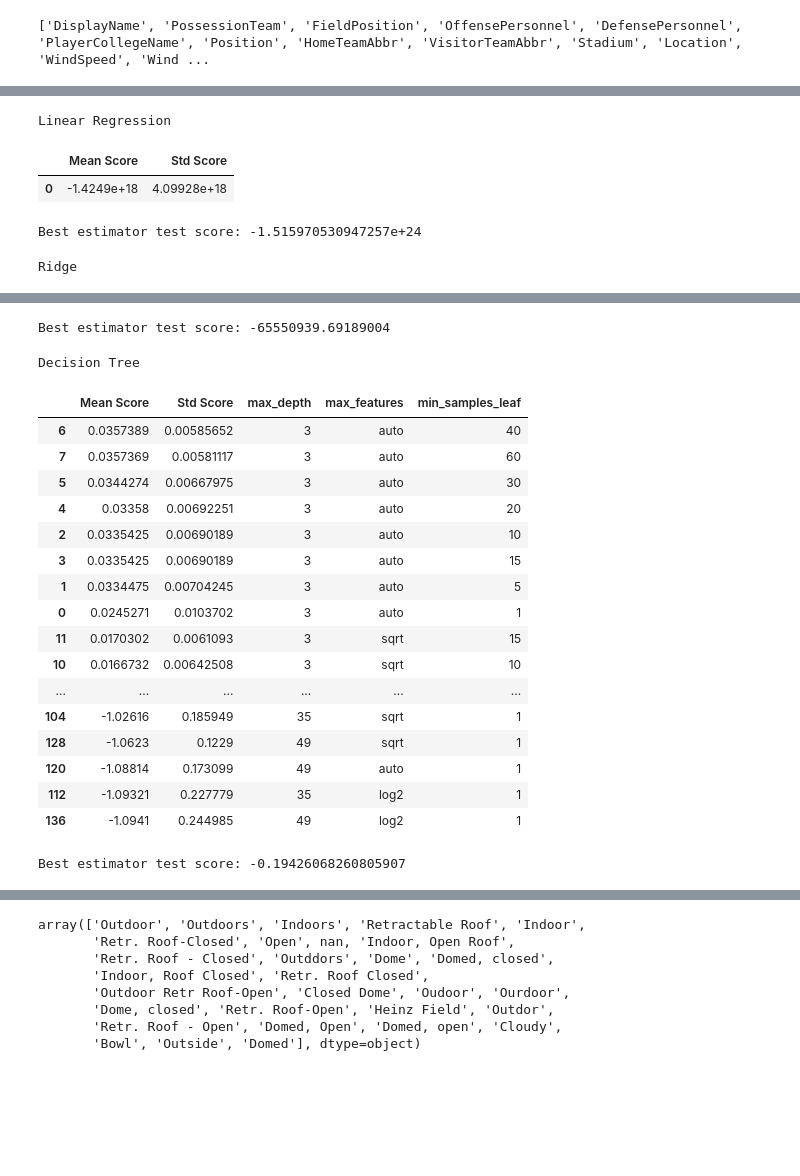
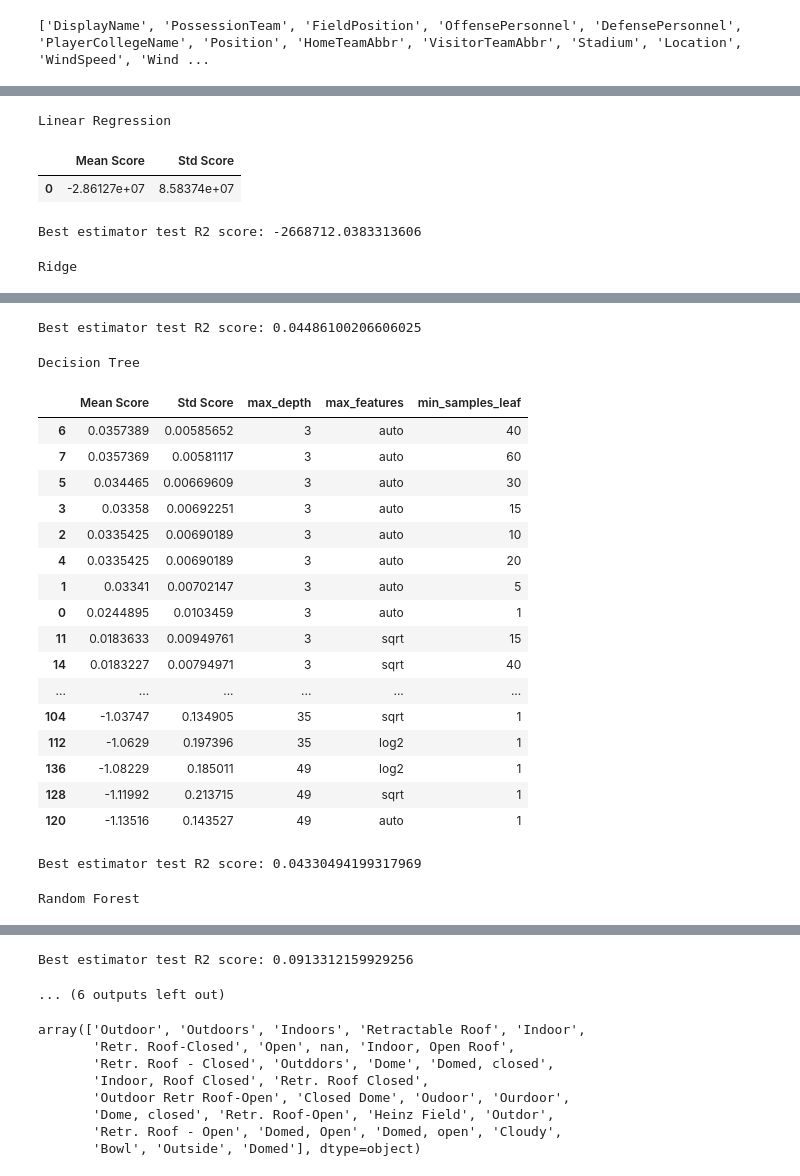
Before and after one commit to fant200/NFLDataProj, a Jupyter notebook: NFLProjMain.ipynb, the cells around one changed output, grey strips where cells are left out. Drawn from its saved outputs; the diff is of its cells as text; code cells hidden in the pictures; blank space fills up the shorter version.

```diff
--- a/NFLProjMain.ipynb
+++ b/NFLProjMain.ipynb
@@ -309,4 +310,5 @@ y = data['Yards'][::22].values
 # %%
 X_train, X_test, y_train, y_test = train_test_split(X, y, test_size=0.15, random_state=93)
 # %%
-kfold = model_selection.KFold(n_splits=10)
+kfold = model_selection.KFold(n_splits=6)
+print(X.shape)
@@ -335,13 +339,38 @@ grid_dict = {
     "Random Forest": GridSearchCV(RandomForestRegressor(max_depth=1, min_samples_leaf=1, max_features=1, n_estimators=1 ),
                 param_grid={
                             'max_depth': [3, 9, 17, 23],
-                            'min_samples_leaf': [5,10,15,25,50],
+                            'min_samples_leaf': [5,25,50],
                             'max_features': ['auto', 'sqrt', 'log2'],
-                            'n_estimators': [5,25,50,100,250],
-                            'criterion': ['gini', 'entropy']
+                            'n_estimators': [25,75,250]
+                },
+                cv=kfold,
+                n_jobs = 6
+                ),
+    "SVR Linear" : GridSearchCV(Pipeline([('scaler',  StandardScaler()),
+                            ('SVR', LinearSVR(max_iter=15000))]),
+                param_grid={
+                            'SVR__C': [0.001, 0.01, 0.1, 1, 10, 100, 1000, 10000, 100000]
                 },
                 cv=kfold
-                )
+                ),
+    "SVR Poly 2" : GridSearchCV(Pipeline([('scaler',  StandardScaler()),
+                            ('SVR', SVR(max_iter=10000))]),
+                param_grid={
+                            'SVR__C': [0.1, 1, 10, 100],
+                            'SVR__degree': [2],
+                            'SVR__coef0': [0, np.mean(y_train)]
+                },
+                cv=kfold
+                ),
+    'XGBoost' : GridSearchCV(
+                    XGBRegressor(nthread=-1) ,
+                    param_grid={'min_child_weight':[5,6,8],  \
+                                'subsample':[i/10.0 for i in range(6,11, 2)], \
+                                'colsample_bytree':[i/10.0 for i in range(6,11, 2)], \
+                                'max_depth': [4,5,8], 'n_estimators':[100]},
+                    cv=kfold
+                    )
+
 
 }
 # %%
@@ -353,6 +382,8 @@ for model_name, grid in grid_dict.items():
     if os.path.exists(file_path):
         print("     Skipping")
         continue
+    grid.verbose=3
+    grid.n_jobs=6
     grid.fit(X_train, y_train)
     joblib.dump(grid, file_path)
 # %% [output]
@@ -363,19 +405,22 @@ KeyboardInterrupt:
 # %%
 from IPython.display import display, HTML
 
+models = {}
+
 for model_name in grid_dict:
     grid = joblib.load(f'./{model_name.replace(" ","")}.grid')
+    models[model_name] = grid.best_estimator_
 
     df = pd.DataFrame(grid.cv_results_["params"])
     df.insert(0, "Std Score", grid.cv_results_["std_test_score"])
     df.insert(0, "Mean Score", grid.cv_results_["mean_test_score"])
 
     display(df.sort_values("Mean Score", ascending=False).style.set_caption(model_name))
-    print("Best estimator test score:",r2_score(y_test, grid.best_estimator_.predict(X_test)))
+    print("Best estimator test R2 score:",r2_score(y_test, grid.best_estimator_.predict(X_test)))
 # %% [output]
 Linear Regression
 |  | Mean Score | Std Score |
-| 0 | -1.4249e+18 | 4.09928e+18 |
+| 0 | -2.86127e+07 | 8.58374e+07 |
-Best estimator test score: -1.515970530947257e+24
+Best estimator test R2 score: -2668712.0383313606
 Ridge
 |  | Mean Score | Std Score | ridge__alpha |
@@ -393,20 +434,21 @@ Ridge
-Best estimator test score: -65550939.69189004
+Best estimator test R2 score: 0.04486100206606025
 Decision Tree
 |  | Mean Score | Std Score | max_depth | max_features | min_samples_leaf |
 | 6 | 0.0357389 | 0.00585652 | 3 | auto | 40 |
 | 7 | 0.0357369 | 0.00581117 | 3 | auto | 60 |
-| 5 | 0.0344274 | 0.00667975 | 3 | auto | 30 |
-| 4 | 0.03358 | 0.00692251 | 3 | auto | 20 |
+| 5 | 0.034465 | 0.00669609 | 3 | auto | 30 |
+| 3 | 0.03358 | 0.00692251 | 3 | auto | 15 |
 | 2 | 0.0335425 | 0.00690189 | 3 | auto | 10 |
-| 3 | 0.0335425 | 0.00690189 | 3 | auto | 15 |
-| 1 | 0.0334475 | 0.00704245 | 3 | auto | 5 |
-| 0 | 0.0245271 | 0.0103702 | 3 | auto | 1 |
-| 11 | 0.0170302 | 0.0061093 | 3 | sqrt | 15 |
-| 10 | 0.0166732 | 0.00642508 | 3 | sqrt | 10 |
+| 4 | 0.0335425 | 0.00690189 | 3 | auto | 20 |
+| 1 | 0.03341 | 0.00702147 | 3 | auto | 5 |
+| 0 | 0.0244895 | 0.0103459 | 3 | auto | 1 |
+| 11 | 0.0183633 | 0.00949761 | 3 | sqrt | 15 |
+| 14 | 0.0183227 | 0.00794971 | 3 | sqrt | 40 |
 | ... | ... | ... | ... | ... | ... |
-| 104 | -1.02616 | 0.185949 | 35 | sqrt | 1 |
-| 128 | -1.0623 | 0.1229 | 49 | sqrt | 1 |
-| 120 | -1.08814 | 0.173099 | 49 | auto | 1 |
-| 112 | -1.09321 | 0.227779 | 35 | log2 | 1 |
-| 136 | -1.0941 | 0.244985 | 49 | log2 | 1 |
+| 104 | -1.03747 | 0.134905 | 35 | sqrt | 1 |
+| 112 | -1.0629 | 0.197396 | 35 | log2 | 1 |
+| 136 | -1.08229 | 0.185011 | 49 | log2 | 1 |
+| 128 | -1.11992 | 0.213715 | 49 | sqrt | 1 |
+| 120 | -1.13516 | 0.143527 | 49 | auto | 1 |
-Best estimator test score: -0.19426068260805907
+Best estimator test R2 score: 0.04330494199317969
+Random Forest
@@ -412,0 +472,2 @@ Best estimator test score: -0.19426068260805907
+Best estimator test R2 score: 0.0913312159929256
+... (6 outputs left out)
```
Also changed, not shown: parts of 5 cells of this notebook, 2 other files.
